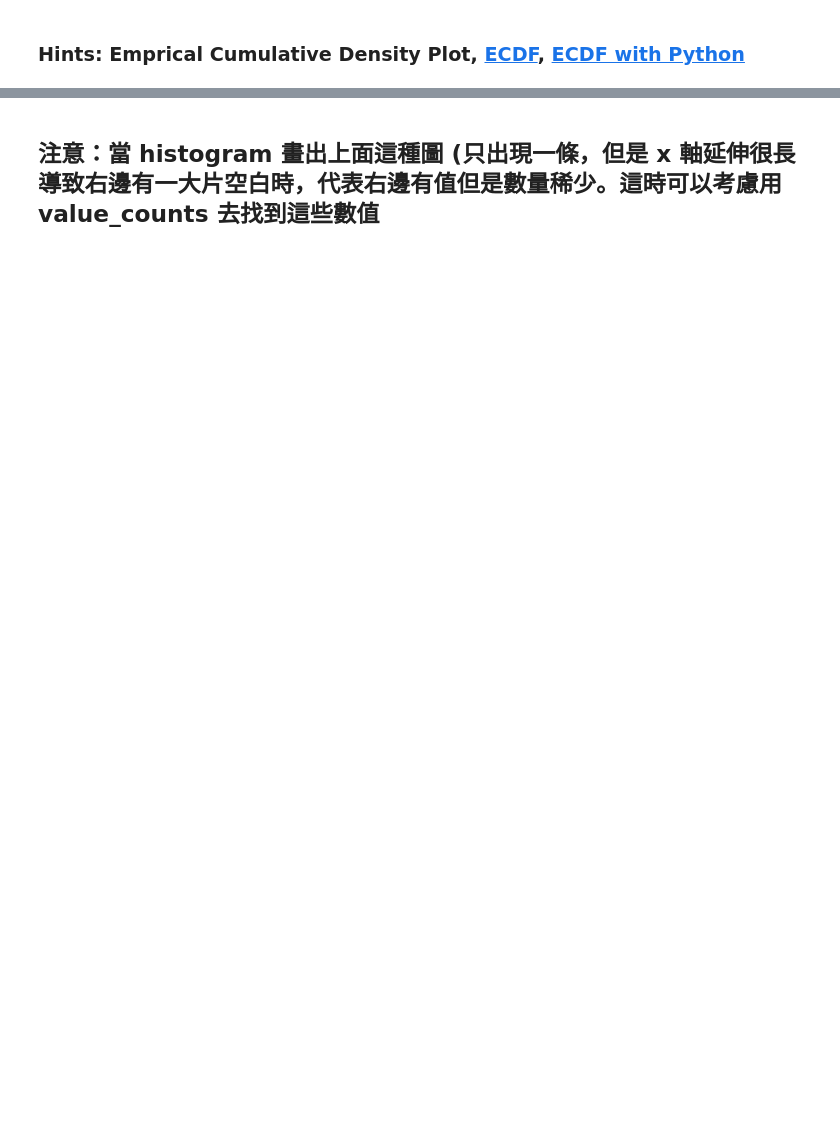
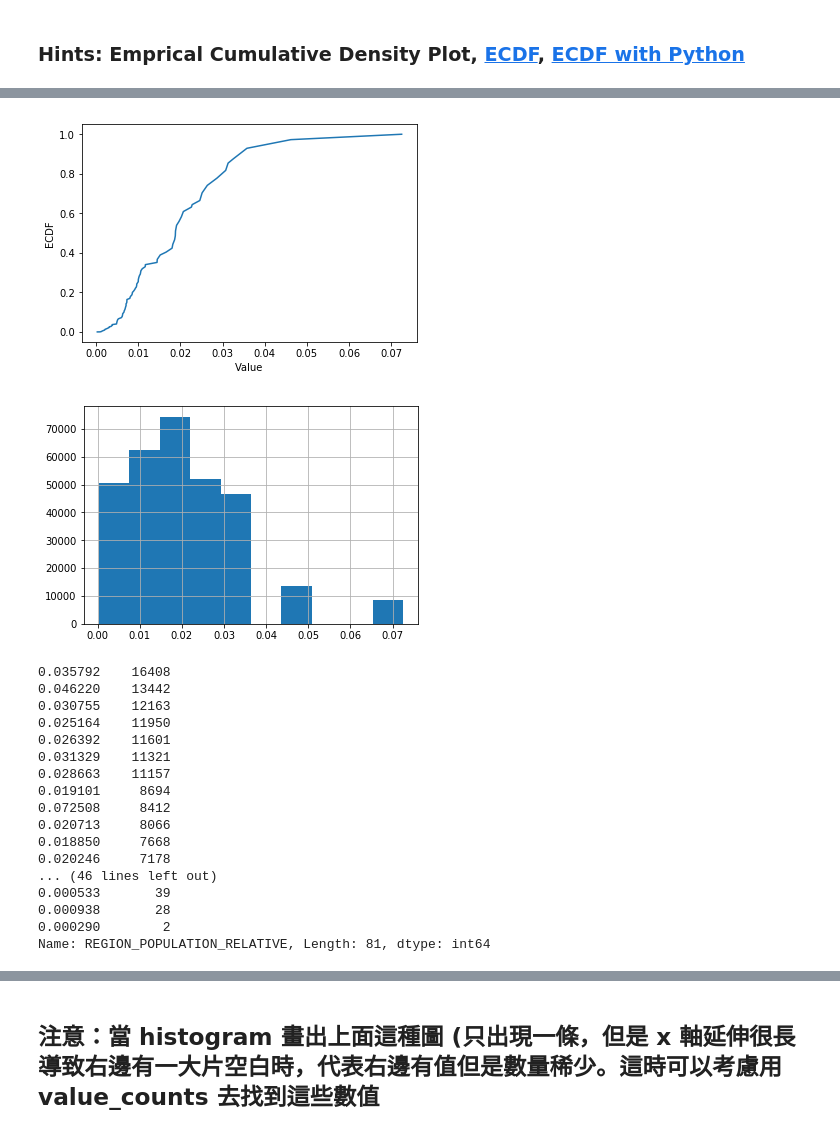
Before and after one commit to cccedith789/3rd-ML100Days, a Jupyter notebook: Day_009_HW-outlier.ipynb, the cells around one changed output, grey strips where cells are left out. Drawn from its saved outputs; the diff is of its cells as text; code cells hidden in the pictures; blank space fills up the shorter version.

```diff
--- a/Day_009_HW-outlier.ipynb
+++ b/Day_009_HW-outlier.ipynb
@@ -190,24 +185,41 @@ plt.show()
 # %%
-# 最大值落在分布之外
-print(app_train['REGION_POPULATION_RELATIVE'].describe())
-
 # 繪製 Empirical Cumulative Density Plot (ECDF)
 """
 Your Code Here
 """
-cdf =
+cdf = f_app.REGION_POPULATION_RELATIVE.value_counts().sort_index().cumsum()
 
 
 plt.plot(list(cdf.index), cdf/cdf.max())
 plt.xlabel('Value')
 plt.ylabel('ECDF')
 plt.ylim([-0.05,1.05]) # 限制顯示圖片的範圍
 plt.show()
 
-app_train['REGION_POPULATION_RELATIVE'].hist()
+f_app['REGION_POPULATION_RELATIVE'].hist()
 plt.show()
 
-app_train['REGION_POPULATION_RELATIVE'].value_counts()
+f_app['REGION_POPULATION_RELATIVE'].value_counts()
 
 # 就以這個欄位來說，雖然有資料掉在分布以外，也不算異常，僅代表這間公司在稍微熱鬧的地區有的據點較少，
 # 導致 region population relative 在少的部分較為密集，但在大的部分較為疏漏
+# %% [output]
+[figure, added]
+[figure, added]
+0.035792    16408
+0.046220    13442
+0.030755    12163
+0.025164    11950
+0.026392    11601
+0.031329    11321
+0.028663    11157
+0.019101     8694
+0.072508     8412
+0.020713     8066
+0.018850     7668
+0.020246     7178
+... (46 lines left out)
+0.000533       39
+0.000938       28
+0.000290        2
+Name: REGION_POPULATION_RELATIVE, Length: 81, dtype: int64
```
Also changed, not shown: parts of 27 cells of this notebook.
